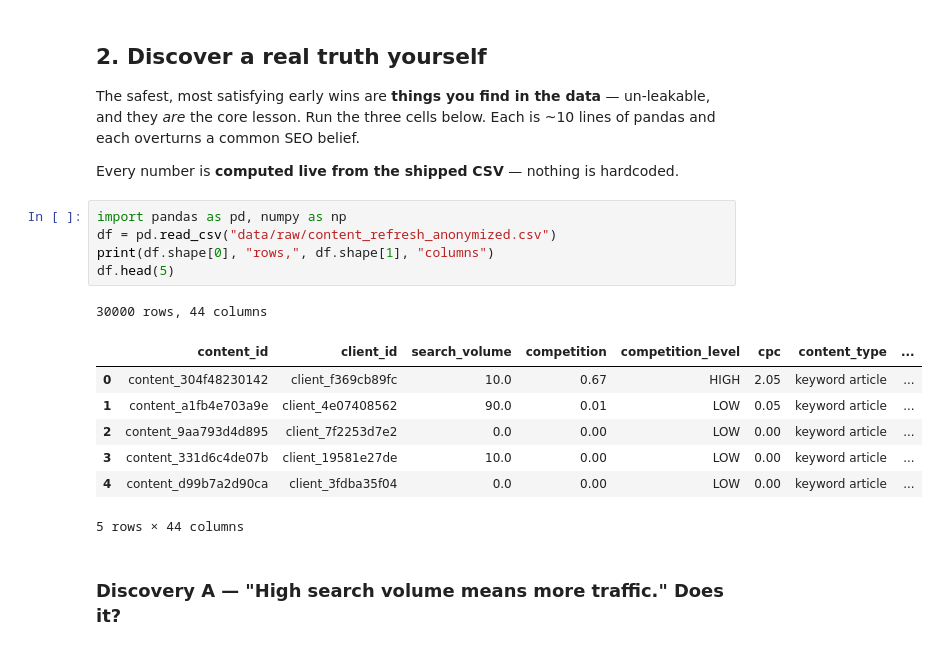
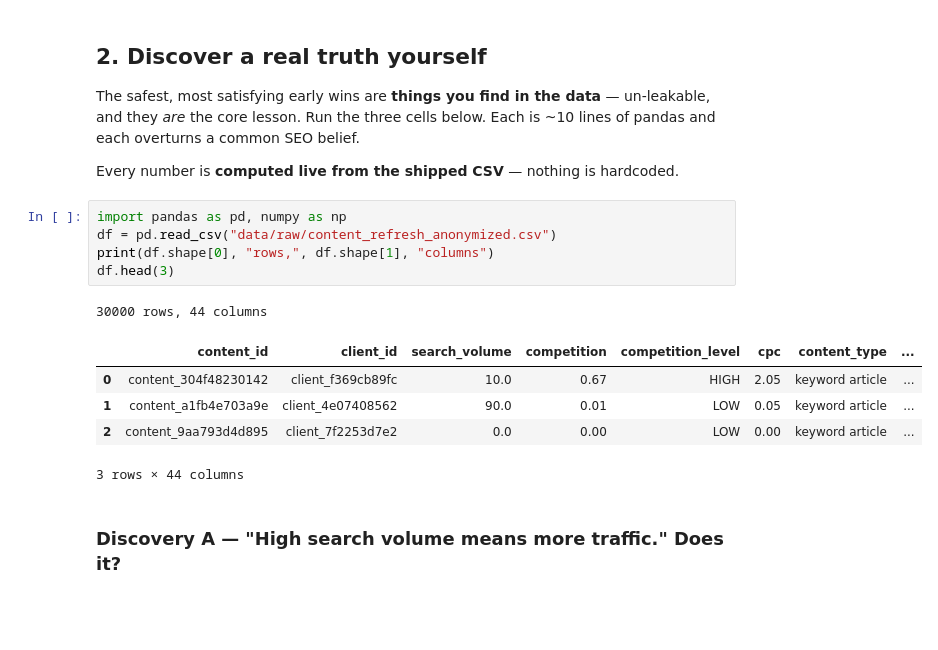
Before and after one commit to ahsan-shakeel/Flyrank_ML_internship, a Jupyter notebook: notebooks/01_first_look_and_discovery.ipynb, the cells around one changed output. Cells and saved outputs as stored; diff of their text form; blank space fills up the shorter version.

```diff
--- a/notebooks/01_first_look_and_discovery.ipynb
+++ b/notebooks/01_first_look_and_discovery.ipynb
@@ -93,17 +93,15 @@ Every number is **computed live from the shipped CSV** — nothing is hardcoded.
 # %%
 import pandas as pd, numpy as np
 df = pd.read_csv("data/raw/content_refresh_anonymized.csv")
 print(df.shape[0], "rows,", df.shape[1], "columns")
-df.head(5)
+df.head(3)
 # %% [output]
 30000 rows, 44 columns
 |  | content_id | client_id | search_volume | competition | competition_level | cpc | content_type | ... |
 | 0 | content_304f48230142 | client_f369cb89fc | 10.0 | 0.67 | HIGH | 2.05 | keyword article | ... |
 | 1 | content_a1fb4e703a9e | client_4e07408562 | 90.0 | 0.01 | LOW | 0.05 | keyword article | ... |
 | 2 | content_9aa793d4d895 | client_7f2253d7e2 | 0.0 | 0.00 | LOW | 0.00 | keyword article | ... |
-| 3 | content_331d6c4de07b | client_19581e27de | 10.0 | 0.00 | LOW | 0.00 | keyword article | ... |
-| 4 | content_d99b7a2d90ca | client_3fdba35f04 | 0.0 | 0.00 | LOW | 0.00 | keyword article | ... |
-5 rows × 44 columns
+3 rows × 44 columns
 # %% [markdown]
 ### Discovery A — "High search volume means more traffic." Does it?
 # %%
```
Also changed, not shown: parts of 12 cells of this notebook.
